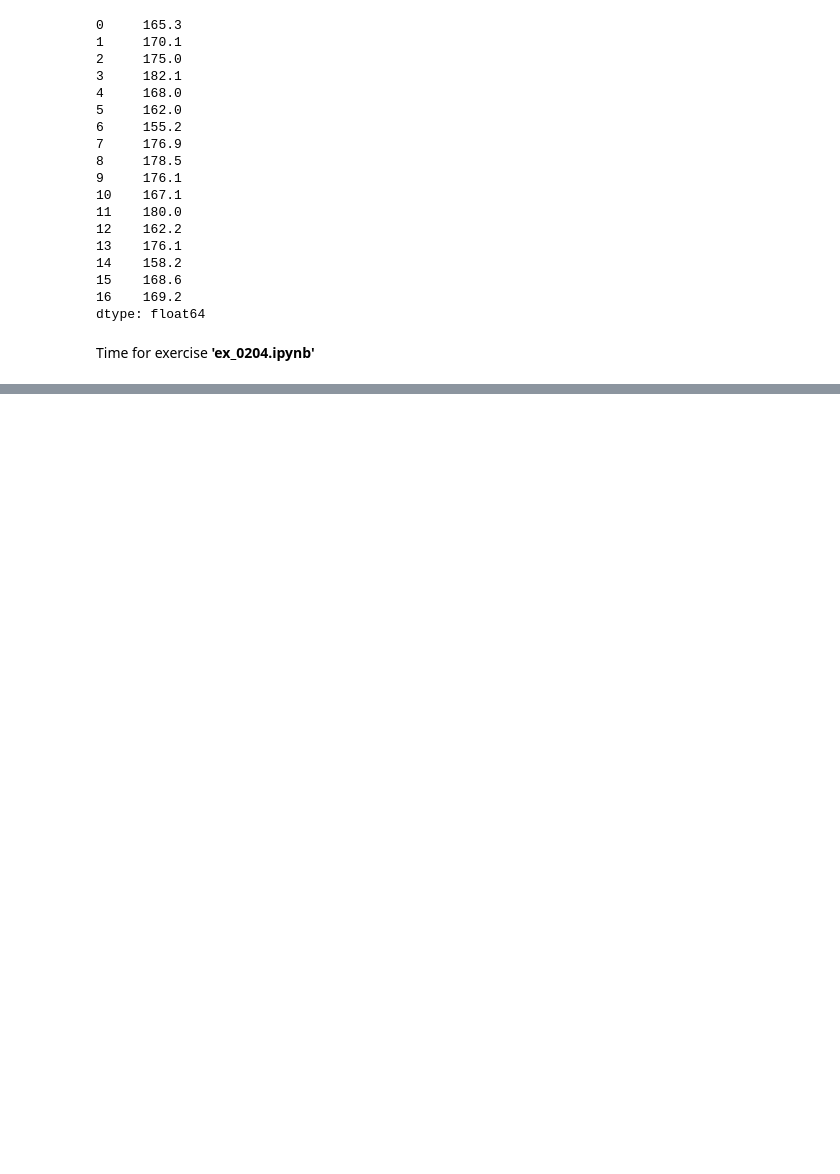
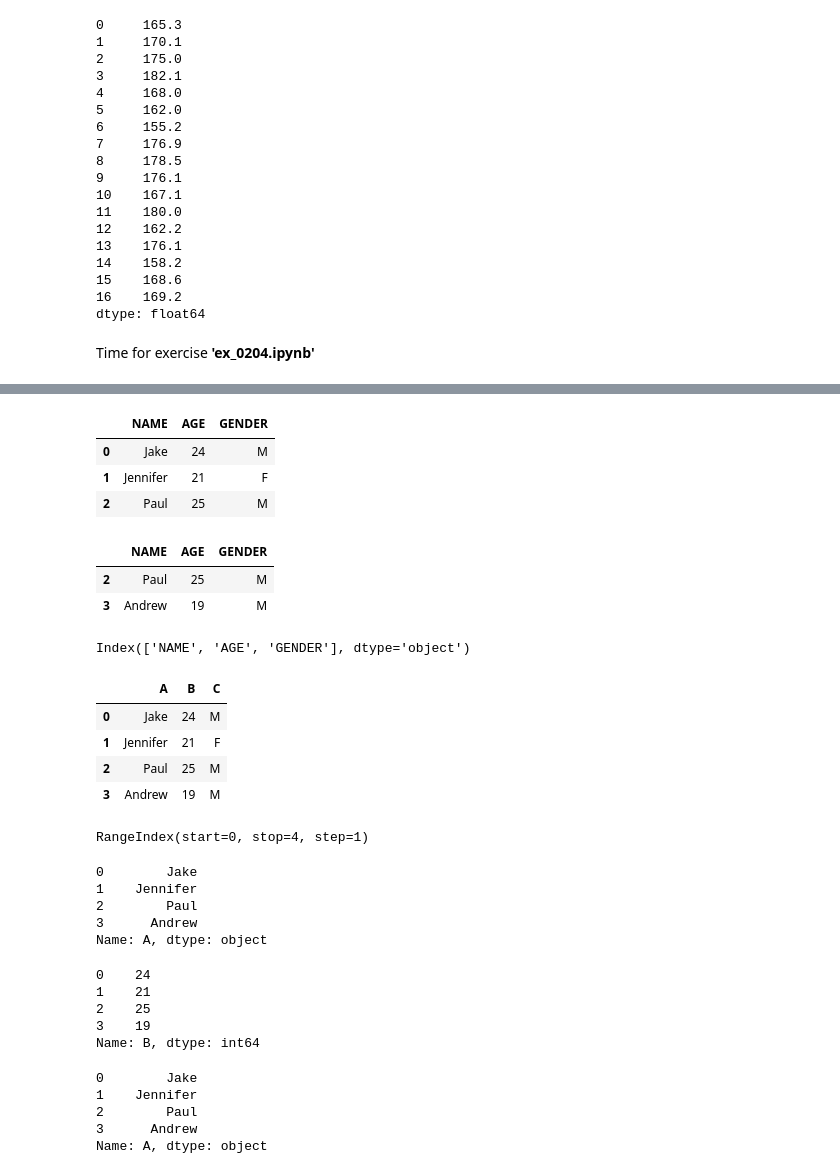
Before and after one commit to dborges14/SamsungInovationCampus_AI, a Jupyter notebook: Chapter3_Pandas_I.ipynb, the cells around one changed output, grey strips where cells are left out. Drawn from its saved outputs; the diff is of its cells as text; code cells hidden in the pictures; blank space fills up the shorter version.

```diff
--- a/Chapter3_Pandas_I.ipynb
+++ b/Chapter3_Pandas_I.ipynb
@@ -167,0 +201,54 @@ Time for exercise **'ex_0204.ipynb'**
+# %%
+df.head(3)	 		# Return the topmost n rows.
+# %% [output]
+|  | NAME | AGE | GENDER |
+| 0 | Jake | 24 | M |
+| 1 | Jennifer | 21 | F |
+| 2 | Paul | 25 | M |
+# %%
+df.tail(2)	 		# Return the bottom n rows.
+# %% [output]
+|  | NAME | AGE | GENDER |
+| 2 | Paul | 25 | M |
+| 3 | Andrew | 19 | M |
+# %%
+df.columns			# Show the DataFrame’s column names.
+# %% [output]
+Index(['NAME', 'AGE', 'GENDER'], dtype='object')
+# %%
+df.columns = ['A', 'B' , 'C']		# Replace the DataFrame’s column names.
+df
+# %% [output]
+|  | A | B | C |
+| 0 | Jake | 24 | M |
+| 1 | Jennifer | 21 | F |
+| 2 | Paul | 25 | M |
+| 3 | Andrew | 19 | M |
+# %%
+df.index			# Show the DataFrame’s indices.
+# %% [output]
+RangeIndex(start=0, stop=4, step=1)
+# %%
+df.A				# Get the column 'A' as a Series.
+# %% [output]
+0        Jake
+1    Jennifer
+2        Paul
+3      Andrew
+Name: A, dtype: object
+# %%
+df.B				# Get the column 'B' as a Series.
+# %% [output]
+0    24
+1    21
+2    25
+3    19
+Name: B, dtype: int64
+# %%
+df['A']			# Get the column 'A' as a Series.
+# %% [output]
+0        Jake
+1    Jennifer
+2        Paul
+3      Andrew
+Name: A, dtype: object
```
Also changed, not shown: parts of 24 cells of this notebook.
